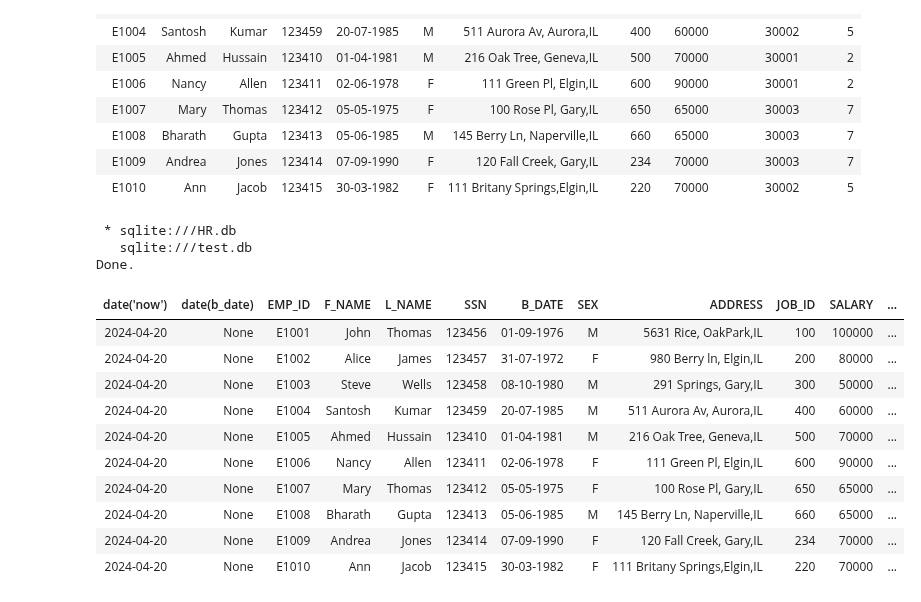
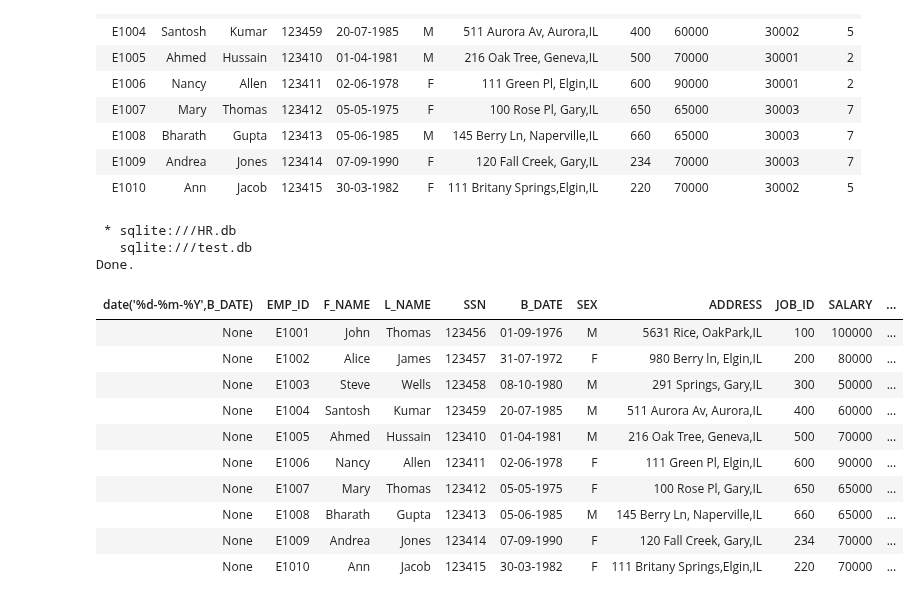
Before and after one commit to Immortal-Pi/IBMdatascience, a Jupyter notebook: Sql/SubQuery&Nested.ipynb, the cells around one changed output. Cells and saved outputs as stored; diff of their text form; code cells hidden in the pictures.

Commit message:
sql date

```diff
--- a/Sql/SubQuery&Nested.ipynb
+++ b/Sql/SubQuery&Nested.ipynb
@@ -119,19 +119,19 @@ Done.
 | E1010 | Ann | Jacob | 123415 | 30-03-1982 | F | 111 Britany Springs,Elgin,IL | 220 | 70000 | 30002 | 5 |
 # %%
 %%sql
-SELECT date('now'),date('%m',b_date),a.* from employees a
+SELECT date('%d-%m-%Y',B_DATE),a.* from employees a
 # %% [output]
  * sqlite:///HR.db
    sqlite:///test.db
 Done.
-| date('now') | date(b_date) | EMP_ID | F_NAME | L_NAME | SSN | B_DATE | SEX | ADDRESS | JOB_ID | SALARY | ... |
-| 2024-04-20 | None | E1001 | John | Thomas | 123456 | 01-09-1976 | M | 5631 Rice, OakPark,IL | 100 | 100000 | ... |
-| 2024-04-20 | None | E1002 | Alice | James | 123457 | 31-07-1972 | F | 980 Berry ln, Elgin,IL | 200 | 80000 | ... |
-| 2024-04-20 | None | E1003 | Steve | Wells | 123458 | 08-10-1980 | M | 291 Springs, Gary,IL | 300 | 50000 | ... |
-| 2024-04-20 | None | E1004 | Santosh | Kumar | 123459 | 20-07-1985 | M | 511 Aurora Av, Aurora,IL | 400 | 60000 | ... |
-| 2024-04-20 | None | E1005 | Ahmed | Hussain | 123410 | 01-04-1981 | M | 216 Oak Tree, Geneva,IL | 500 | 70000 | ... |
-| 2024-04-20 | None | E1006 | Nancy | Allen | 123411 | 02-06-1978 | F | 111 Green Pl, Elgin,IL | 600 | 90000 | ... |
-| 2024-04-20 | None | E1007 | Mary | Thomas | 123412 | 05-05-1975 | F | 100 Rose Pl, Gary,IL | 650 | 65000 | ... |
-| 2024-04-20 | None | E1008 | Bharath | Gupta | 123413 | 05-06-1985 | M | 145 Berry Ln, Naperville,IL | 660 | 65000 | ... |
-| 2024-04-20 | None | E1009 | Andrea | Jones | 123414 | 07-09-1990 | F | 120 Fall Creek, Gary,IL | 234 | 70000 | ... |
-| 2024-04-20 | None | E1010 | Ann | Jacob | 123415 | 30-03-1982 | F | 111 Britany Springs,Elgin,IL | 220 | 70000 | ... |
+| date('%d-%m-%Y',B_DATE) | EMP_ID | F_NAME | L_NAME | SSN | B_DATE | SEX | ADDRESS | JOB_ID | SALARY | ... |
+| None | E1001 | John | Thomas | 123456 | 01-09-1976 | M | 5631 Rice, OakPark,IL | 100 | 100000 | ... |
+| None | E1002 | Alice | James | 123457 | 31-07-1972 | F | 980 Berry ln, Elgin,IL | 200 | 80000 | ... |
+| None | E1003 | Steve | Wells | 123458 | 08-10-1980 | M | 291 Springs, Gary,IL | 300 | 50000 | ... |
+| None | E1004 | Santosh | Kumar | 123459 | 20-07-1985 | M | 511 Aurora Av, Aurora,IL | 400 | 60000 | ... |
+| None | E1005 | Ahmed | Hussain | 123410 | 01-04-1981 | M | 216 Oak Tree, Geneva,IL | 500 | 70000 | ... |
+| None | E1006 | Nancy | Allen | 123411 | 02-06-1978 | F | 111 Green Pl, Elgin,IL | 600 | 90000 | ... |
+| None | E1007 | Mary | Thomas | 123412 | 05-05-1975 | F | 100 Rose Pl, Gary,IL | 650 | 65000 | ... |
+| None | E1008 | Bharath | Gupta | 123413 | 05-06-1985 | M | 145 Berry Ln, Naperville,IL | 660 | 65000 | ... |
+| None | E1009 | Andrea | Jones | 123414 | 07-09-1990 | F | 120 Fall Creek, Gary,IL | 234 | 70000 | ... |
+| None | E1010 | Ann | Jacob | 123415 | 30-03-1982 | F | 111 Britany Springs,Elgin,IL | 220 | 70000 | ... |
```
Also changed, not shown: parts of 12 cells of this notebook.
